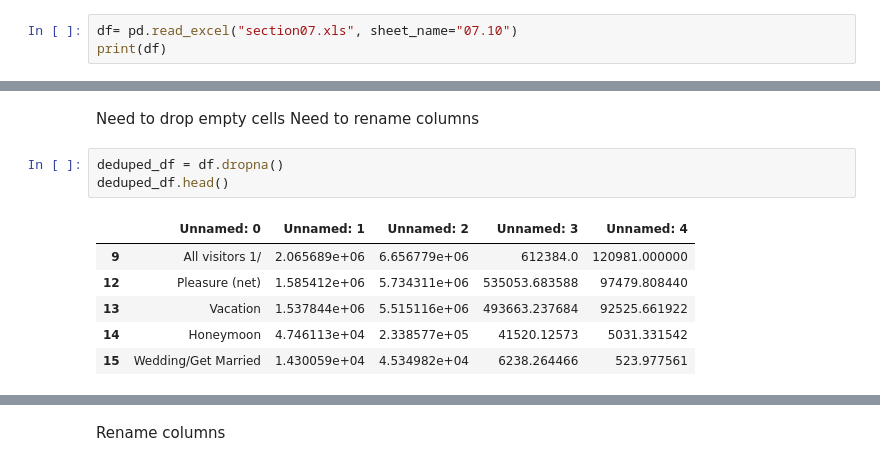
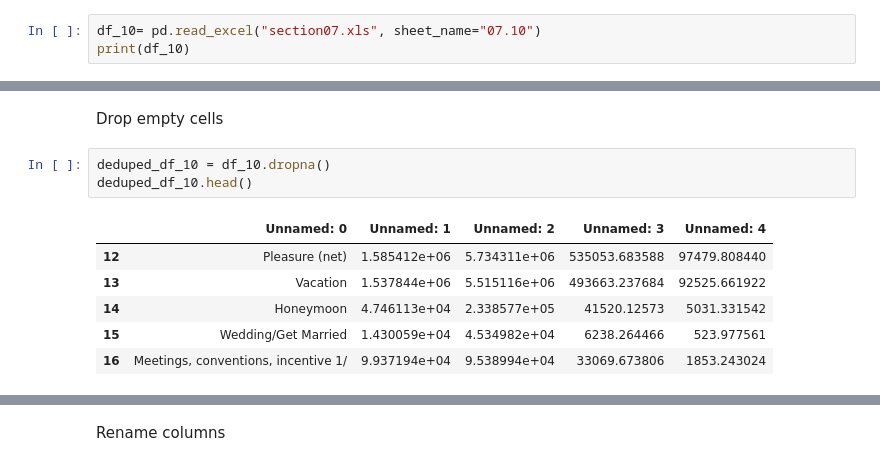
Before and after one commit to andigarcia901/Capstone, a Jupyter notebook: histats.ipynb, the cells around one changed output, grey strips where cells are left out. Cells and saved outputs as stored; diff of their text form.

```diff
--- a/histats.ipynb
+++ b/histats.ipynb
@@ -7,6 +6,6 @@ Excel sheet 07.10 conversion and wrangling = "Trip Characteristics"
 # %%
-df= pd.read_excel("section07.xls", sheet_name="07.10")
-print(df)
+df_10= pd.read_excel("section07.xls", sheet_name="07.10")
+print(df_10)
 # %% [output]
                              Unnamed: 0    Unnamed: 1    Unnamed: 2  \
 0                                   NaN           NaN           NaN
@@ -45,13 +27,12 @@ memory usage: 1.8+ KB
-# %% [markdown]
-Need to drop empty cells
-Need to rename columns
-# %%
-deduped_df = df.dropna()
-deduped_df.head()
-# %% [output]
-|  | Unnamed: 0 | Unnamed: 1 | Unnamed: 2 | Unnamed: 3 | Unnamed: 4 |
-| 9 | All visitors 1/ | 2.065689e+06 | 6.656779e+06 | 612384.0 | 120981.000000 |
-| 12 | Pleasure (net) | 1.585412e+06 | 5.734311e+06 | 535053.683588 | 97479.808440 |
-| 13 | Vacation | 1.537844e+06 | 5.515116e+06 | 493663.237684 | 92525.661922 |
-| 14 | Honeymoon | 4.746113e+04 | 2.338577e+05 | 41520.12573 | 5031.331542 |
-| 15 | Wedding/Get Married | 1.430059e+04 | 4.534982e+04 | 6238.264466 | 523.977561 |
+# %% [markdown]
+Drop empty cells
+# %%
+deduped_df_10 = df_10.dropna()
+deduped_df_10.head()
+# %% [output]
+|  | Unnamed: 0 | Unnamed: 1 | Unnamed: 2 | Unnamed: 3 | Unnamed: 4 |
+| 12 | Pleasure (net) | 1.585412e+06 | 5.734311e+06 | 535053.683588 | 97479.808440 |
+| 13 | Vacation | 1.537844e+06 | 5.515116e+06 | 493663.237684 | 92525.661922 |
+| 14 | Honeymoon | 4.746113e+04 | 2.338577e+05 | 41520.12573 | 5031.331542 |
+| 15 | Wedding/Get Married | 1.430059e+04 | 4.534982e+04 | 6238.264466 | 523.977561 |
+| 16 | Meetings, conventions, incentive 1/ | 9.937194e+04 | 9.538994e+04 | 33069.673806 | 1853.243024 |
```
Also changed, not shown: parts of 39 cells of this notebook, 14 other files.
